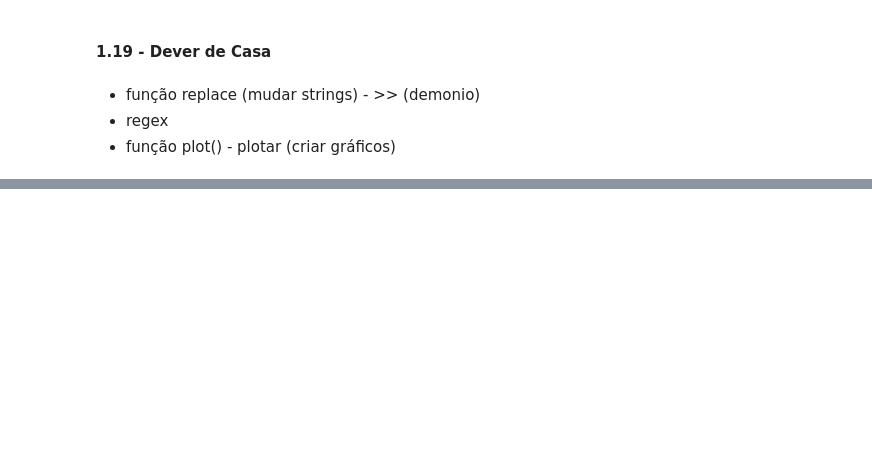
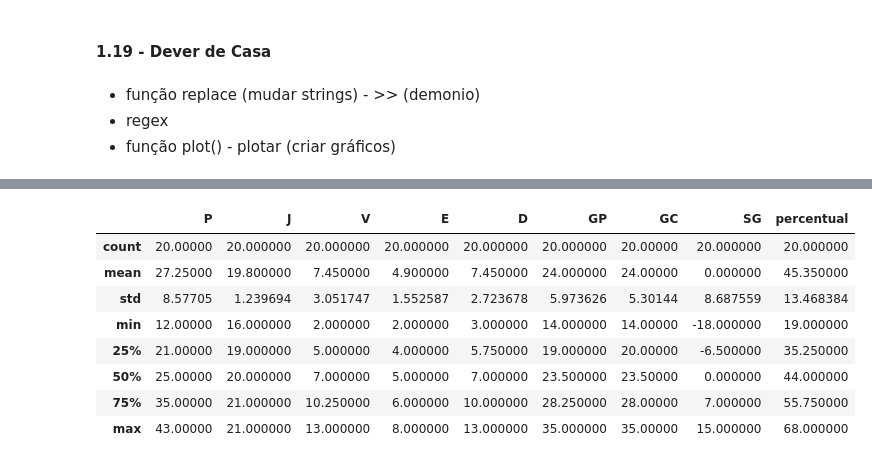
Before and after one commit to romulosilvestre/datascience_manha, a Jupyter notebook: webscraping.ipynb, the cells around one changed output, grey strips where cells are left out. Drawn from its saved outputs; the diff is of its cells as text; code cells hidden in the pictures; blank space fills up the shorter version.

```diff
--- a/webscraping.ipynb
+++ b/webscraping.ipynb
@@ -240,0 +260,12 @@ df[['time','percentual']].head()
+# %%
+df.describe()
+# %% [output]
+|  | P | J | V | E | D | GP | GC | SG | percentual |
+| count | 20.00000 | 20.000000 | 20.000000 | 20.000000 | 20.000000 | 20.000000 | 20.00000 | 20.000000 | 20.000000 |
+| mean | 27.25000 | 19.800000 | 7.450000 | 4.900000 | 7.450000 | 24.000000 | 24.00000 | 0.000000 | 45.350000 |
+| std | 8.57705 | 1.239694 | 3.051747 | 1.552587 | 2.723678 | 5.973626 | 5.30144 | 8.687559 | 13.468384 |
+| min | 12.00000 | 16.000000 | 2.000000 | 2.000000 | 3.000000 | 14.000000 | 14.00000 | -18.000000 | 19.000000 |
+| 25% | 21.00000 | 19.000000 | 5.000000 | 4.000000 | 5.750000 | 19.000000 | 20.00000 | -6.500000 | 35.250000 |
+| 50% | 25.00000 | 20.000000 | 7.000000 | 5.000000 | 7.000000 | 23.500000 | 23.50000 | 0.000000 | 44.000000 |
+| 75% | 35.00000 | 21.000000 | 10.250000 | 6.000000 | 10.000000 | 28.250000 | 28.00000 | 7.000000 | 55.750000 |
+| max | 43.00000 | 21.000000 | 13.000000 | 8.000000 | 13.000000 | 35.000000 | 35.00000 | 15.000000 | 68.000000 |
```
Also changed, not shown: parts of 24 cells of this notebook, 1 other file.
